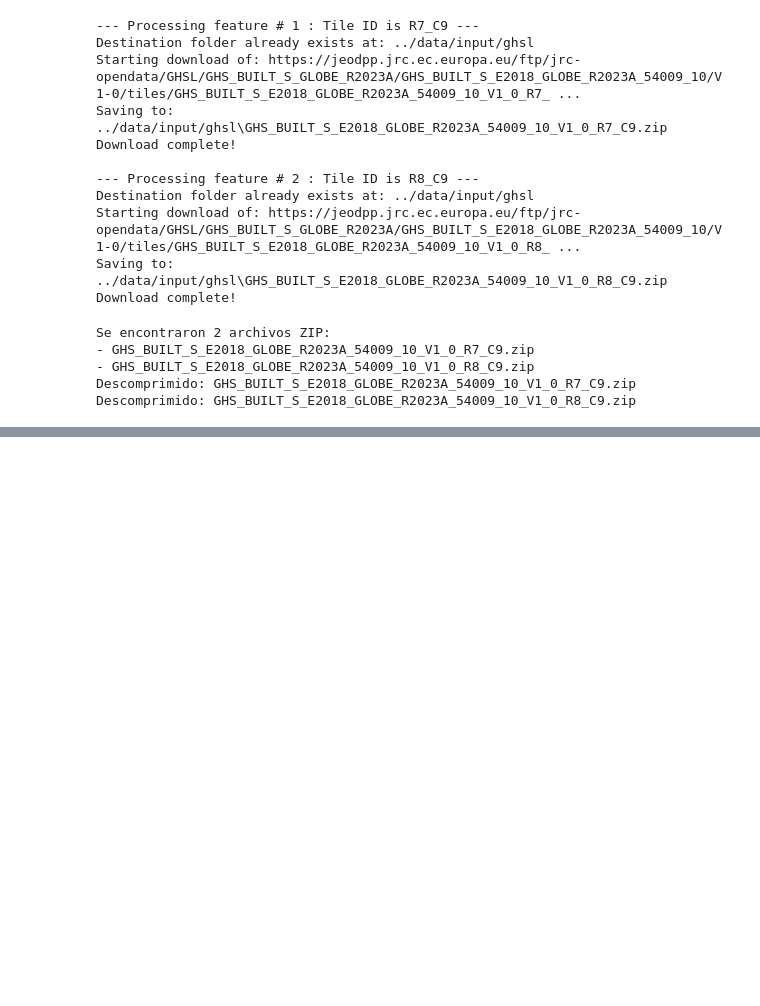
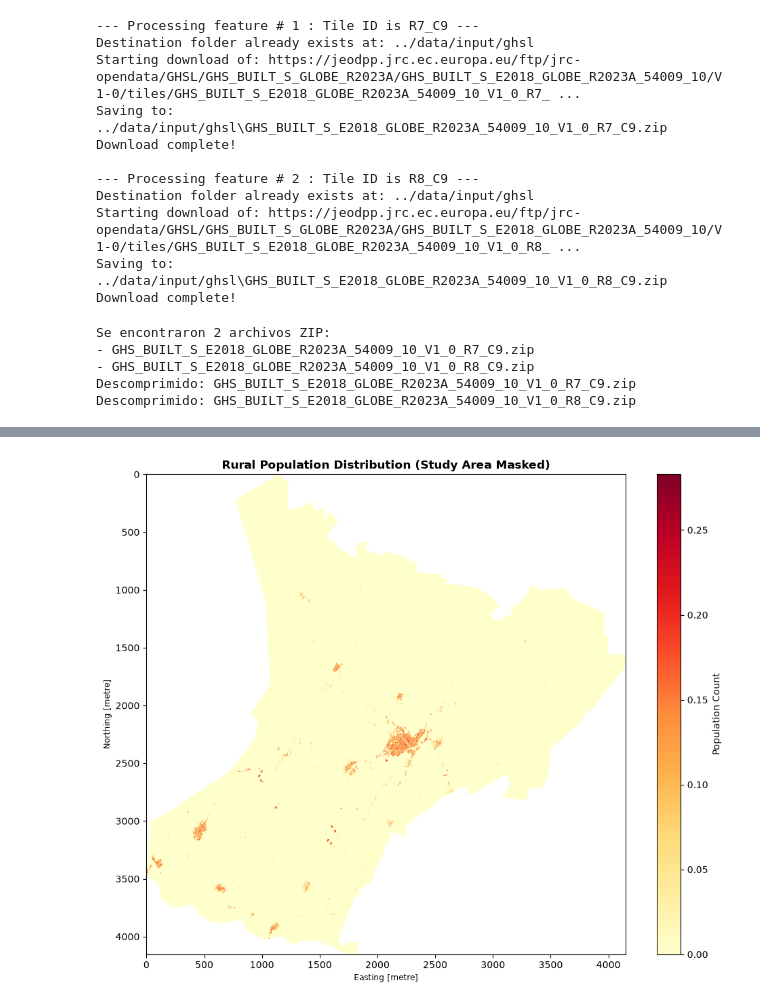
Before and after one commit to BardoSal/ServiceGapAnalysis, a Jupyter notebook: notebooks/code.ipynb, the cells around one changed output, grey strips where cells are left out. Cells and saved outputs as stored; diff of their text form; code cells hidden in the pictures; blank space fills up the shorter version.

```diff
--- a/notebooks/code.ipynb
+++ b/notebooks/code.ipynb
@@ -336,0 +344,95 @@ with rio.open(mosaic_path) as src:
+# %%
+from rasterio.features import geometry_mask
+
+# Crear una capa de ceros para la población por manzana, con el mismo sistema de coordenadas que la malla de GHSL
+with rio.open(output_mosaic_path) as src:
+    raster_transform = src.transform
+    raster_shape = (src.height, src.width)
+    raster_crs = src.crs
+    final_mosaic_array = src.read(1)
+
+    # 1. FIX: Ensure study area vector CRS matches the raster CRS explicitly
+    sa_proj = sa_gpd_projected.to_crs(raster_crs) if sa_gpd_projected.crs != raster_crs else sa_gpd_projected
+    manzana_proj = manzana_gpd.to_crs(raster_crs) if manzana_gpd.crs != raster_crs else manzana_gpd
+
+   # Creates True outside geometries, False inside
+    is_outside_manzanas = geometry_mask(
+        manzana_gpd.geometry,
+        out_shape=raster_shape,
+        transform=raster_transform,
+        invert=False
+    )
+
+    # Convert boolean mask to float (0 inside, NaN outside)
+    # Tricky ~ (NOT) operator inverts the boolean mask, so that pixels inside manzanas are 0 and outside are NaN
+    zero_mask_array = np.where(~is_outside_manzanas, 0.0, np.nan)
+
+    # 4. Create study area boundary mask (1 inside study area, NaN outside)
+    sa_shapes = ((geom, 1) for geom in sa_proj.geometry)
+    sa_mask_array = rasterize(
+        shapes=sa_shapes,
+        out_shape=raster_shape,
+        transform=raster_transform,
+        fill=np.nan,
+        dtype=np.float32,
+    )
+
+    # 5. Stamp zeros onto original raster (mask out urban manzanas)
+    rural_pixels = np.where(np.isnan(zero_mask_array), final_mosaic_array, zero_mask_array)
+
+    # 6. Apply study area mask (keep pixels inside study area, set rest to NaN)
+    rural_pixels = rural_pixels * sa_mask_array
+
+    # 7. Calculate population distribution
+    rural_population = pob_municipal - pob_manzanas
+    total_sum = np.nansum(rural_pixels)
+    rural_dist = rural_pixels / total_sum
+
+    # 8. Final masked population raster
+    rural_pop_dist = rural_dist * rural_population
+    # 2. Save the array to disk
+    rural_distribution_path = os.path.join(POP_DISTRIBUTION_OUTPUT_FOLDER, f"rural_population_distribution_{study_area}.tif")
+
+    # 1. Update the metadata from the original raster source
+    output_profile = src.profile.copy()
+    output_profile.update({
+        "dtype": "float32",
+        "count": 1,
+        "nodata": np.nan,
+        "compress": "deflate"
+    })
+    with rio.open(rural_distribution_path, "w", **output_profile) as destination:
+        destination.write(rural_pop_dist.astype(np.float32), 1)
+
+    print(f"Raster successfully saved to: {rural_distribution_path}")
+
+
+
+    # 9. Plot results
+    fig, ax = plt.subplots(figsize=(10, 8))
+
+    im = show(
+        rural_pop_dist,
+        transform=raster_transform,
+        ax=ax,
+        cmap="YlOrRd",
+        title="Rural Population Distribution (Study Area Masked)",
+    )
+
+    # Overlay study area boundary polygon
+    sa_proj.plot(
+        ax=ax,
+        facecolor="none",
+        edgecolor="black",
+        linewidth=1.5,
+        linestyle="--",
+        label="Study Area Boundary"
+    )
+
+    # Add colorbar
+    image_hidden = ax.imshow(rural_pop_dist, cmap="YlOrRd")
+    fig.colorbar(image_hidden, ax=ax, label="Population Count")
+
+    plt.tight_layout()
+    plt.show()
+# %% [output]
@@ -336,0 +440 @@ with rio.open(mosaic_path) as src:
+[figure, added]
```
Also changed, not shown: parts of 22 cells of this notebook, 5 other files.
